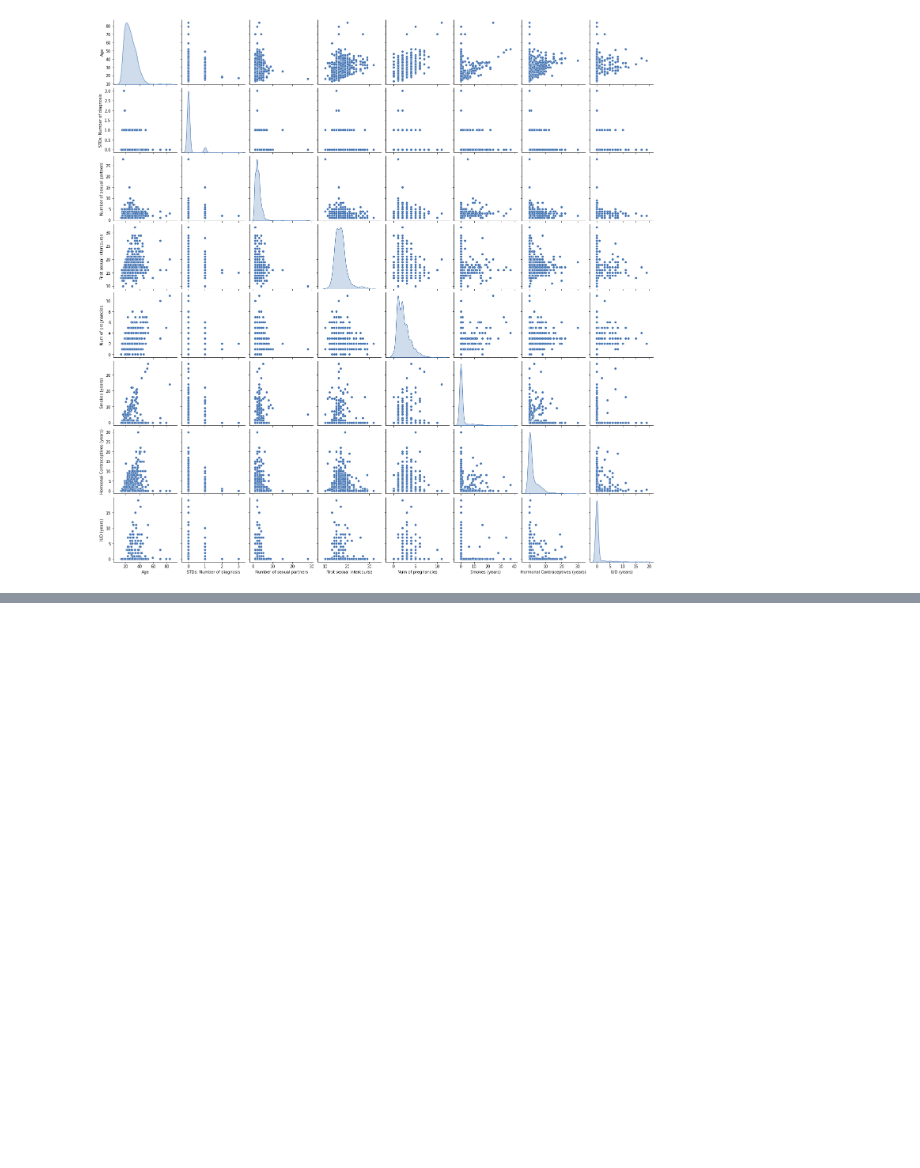
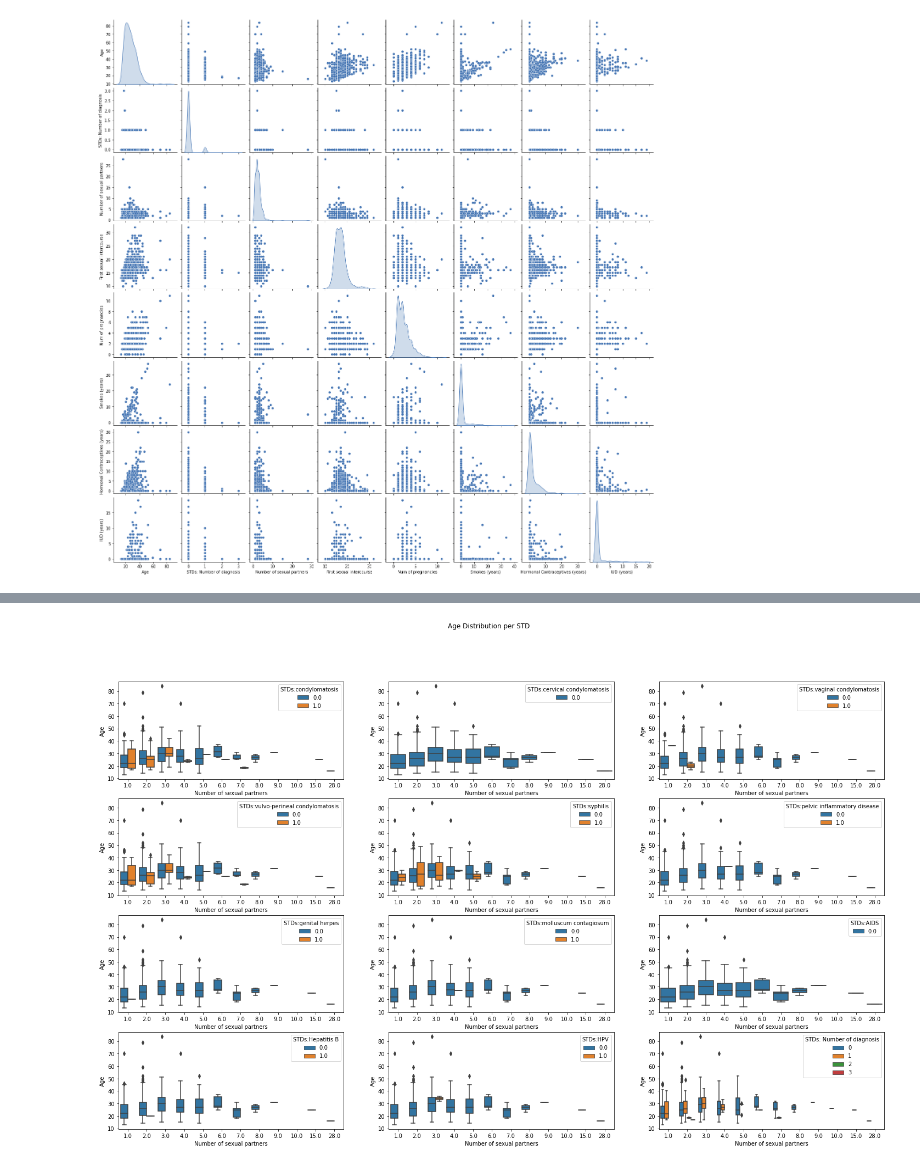
Before and after one commit to Shruti-Kaushal/Constructing-Risk-Profiles-for-Cervical-Cancer, a Jupyter notebook: Exploratory Analysis and Visualization.ipynb, the cells around one changed output, grey strips where cells are left out. Saved outputs shown, nothing was run; the diff lists cells and outputs as text; code cells hidden in the pictures; blank space fills up the shorter version.

```diff
--- a/Exploratory Analysis and Visualization.ipynb
+++ b/Exploratory Analysis and Visualization.ipynb
@@ -224,2 +133,0 @@ As you can see, some of the non-numerical categories can be converted to numeric
-# %%
-data = data.drop(columns=['Smokes', 'Hormonal Contraceptives', 'IUD', 'STDs'])
@@ -225,0 +136,3 @@ data = data.drop(columns=['Smokes', 'Hormonal Contraceptives', 'IUD', 'STDs'])
+# %%
+std_df = data[['Age','Number of sexual partners']+[x for x in data.columns if 'STDs:' in x]]
+std_df = std_df.sort_values(by = 'Number of sexual partners')
@@ -225,0 +155,22 @@ data = data.drop(columns=['Smokes', 'Hormonal Contraceptives', 'IUD', 'STDs'])
+# %%
+fig, axes = plt.subplots(4, 3, figsize=(25, 15), sharey=False)
+fig.suptitle('Age Distribution per STD')
+
+for i in range(3):
+    sns.boxplot(ax = axes[0][i],y = 'Age', x = 'Number of sexual partners', hue = std_df.iloc[:,i+2], \
+            data = df)
+
+for i in range(3):
+    sns.boxplot(ax = axes[1][i],y = 'Age', x = 'Number of sexual partners', hue = std_df.iloc[:,i+5], \
+            data = df)
+
+for i in range(3):
+    sns.boxplot(ax = axes[2][i],y = 'Age', x = 'Number of sexual partners', hue = std_df.iloc[:,i+8], \
+            data = df)
+
+for i in range(3):
+    sns.boxplot(ax = axes[3][i],y = 'Age', x = 'Number of sexual partners', hue = std_df.iloc[:,i+12], \
+            data = df)
+plt.show()
+# %% [output]
+[figure, added]
```
Also changed, not shown: parts of 15 cells of this notebook.
